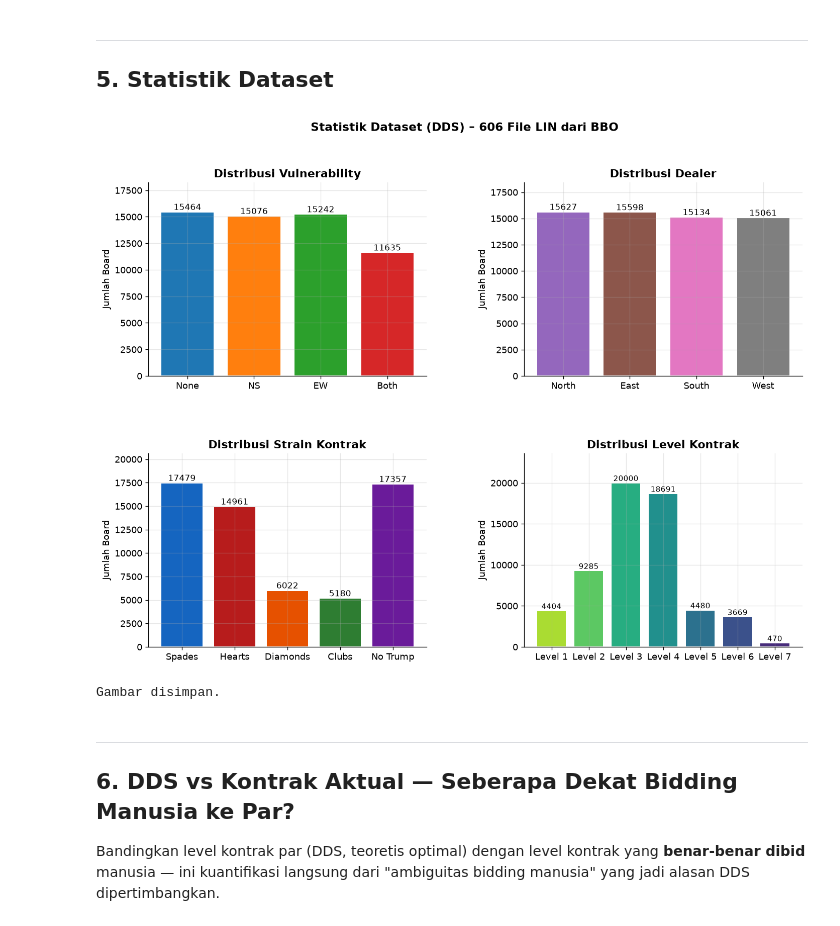
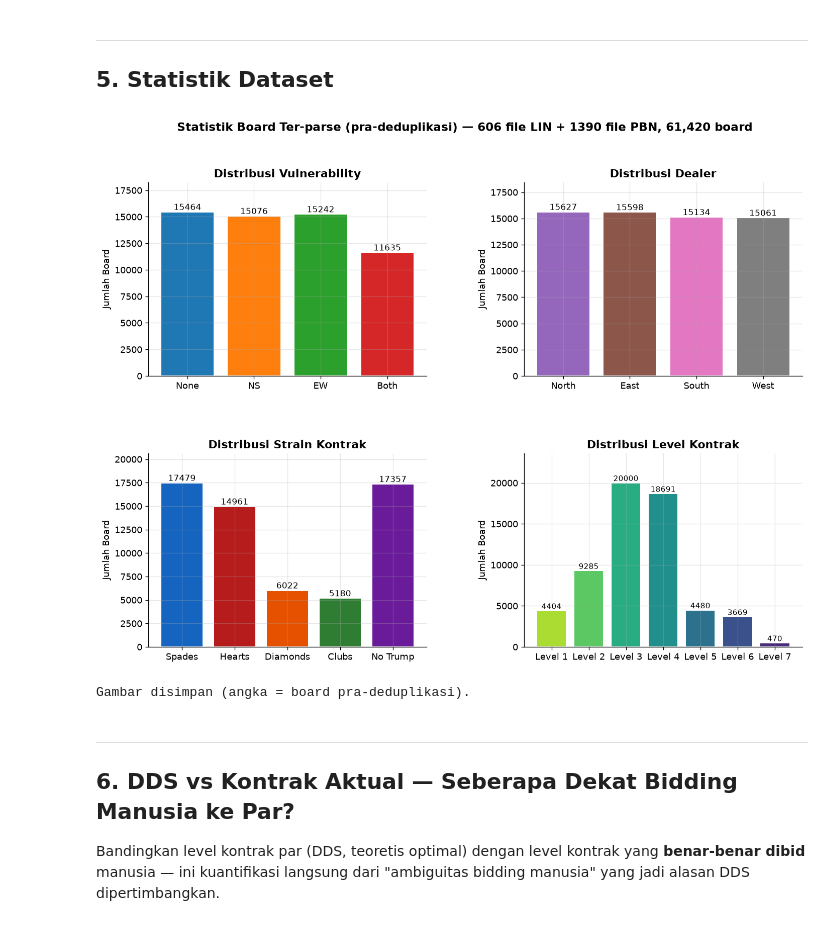
Before and after one commit to Cattelll/Bridge-Prediction, a Jupyter notebook: notebooks/01_data_extraction.ipynb, the cells around one changed output. Saved outputs shown, nothing was run; the diff lists cells and outputs as text; code cells hidden in the pictures.

```diff
--- a/notebooks/01_data_extraction.ipynb
+++ b/notebooks/01_data_extraction.ipynb
@@ -380,38 +380,44 @@ ax2.set_ylim(0, max(dvals) * 1.18)
 # Strain
 ax3 = fig.add_subplot(gs[1, 0])
 strain_map_full = {'S': 'Spades', 'H': 'Hearts', 'D': 'Diamonds', 'C': 'Clubs', 'N': 'No Trump'}
 strain_keys  = ['S', 'H', 'D', 'C', 'N']
 strain_cnt   = Counter(b.contract_strain for b in boards if b.contract_strain)
 svals        = [strain_cnt.get(k, 0) for k in strain_keys]
 scols        = ['#1565C0', '#B71C1C', '#E65100', '#2E7D32', '#6A1B9A']
 bars = ax3.bar([strain_map_full[k] for k in strain_keys], svals,
                color=scols, edgecolor='white', linewidth=1.2)
 ax3.bar_label(bars, fmt='%d', fontsize=10)
 ax3.set_title('Distribusi Strain Kontrak', fontweight='bold')
 ax3.set_ylabel('Jumlah Board')
 ax3.set_ylim(0, max(svals) * 1.18)
 
 # Level
 ax4 = fig.add_subplot(gs[1, 1])
 level_cnt = Counter(b.contract_level for b in boards if b.contract_level)
 levels    = sorted(level_cnt)
 lvals     = [level_cnt[l] for l in levels]
 level_lbl = [f'Level {l}' for l in levels]
 lcols = sns.color_palette('viridis_r', len(levels))
 bars = ax4.bar(level_lbl, lvals, color=lcols, edgecolor='white', linewidth=1.2)
 ax4.bar_label(bars, fmt='%d', fontsize=9)
 ax4.set_title('Distribusi Level Kontrak', fontweight='bold')
 ax4.set_ylabel('Jumlah Board')
 ax4.set_ylim(0, max(lvals) * 1.18)
 
-n_lin = len(lin_files)
-fig.suptitle(f'Statistik Dataset (DDS) – {n_lin} File LIN dari BBO', fontsize=14, fontweight='bold')
+# Catatan: grafik ini menghitung SEMUA board hasil parse (LIN + PBN), SEBELUM
+# deduplikasi open/closed-room. Angka dataset final (setelah dedup + drop DDS)
+# ada di bagian "Build Dataset" di atas dan di notebook 2.
+fig.suptitle(
+    f'Statistik Board Ter-parse (pra-deduplikasi) — '
+    f'{len(lin_files)} file LIN + {len(pbn_files)} file PBN, {len(boards):,} board',
+    fontsize=14, fontweight='bold',
+)
 plt.savefig(OUT / 'nb01_dataset_stats.png', bbox_inches='tight')
 plt.show()
-print('Gambar disimpan.')
+print('Gambar disimpan (angka = board pra-deduplikasi).')
 # %% [output]
-[figure, old version]
+[figure, new version]
-Gambar disimpan.
+Gambar disimpan (angka = board pra-deduplikasi).
 # %% [markdown]
 ---
 ## 6. DDS vs Kontrak Aktual — Seberapa Dekat Bidding Manusia ke Par?
```
Also changed, not shown: parts of 2 cells of this notebook, 8 other files.
